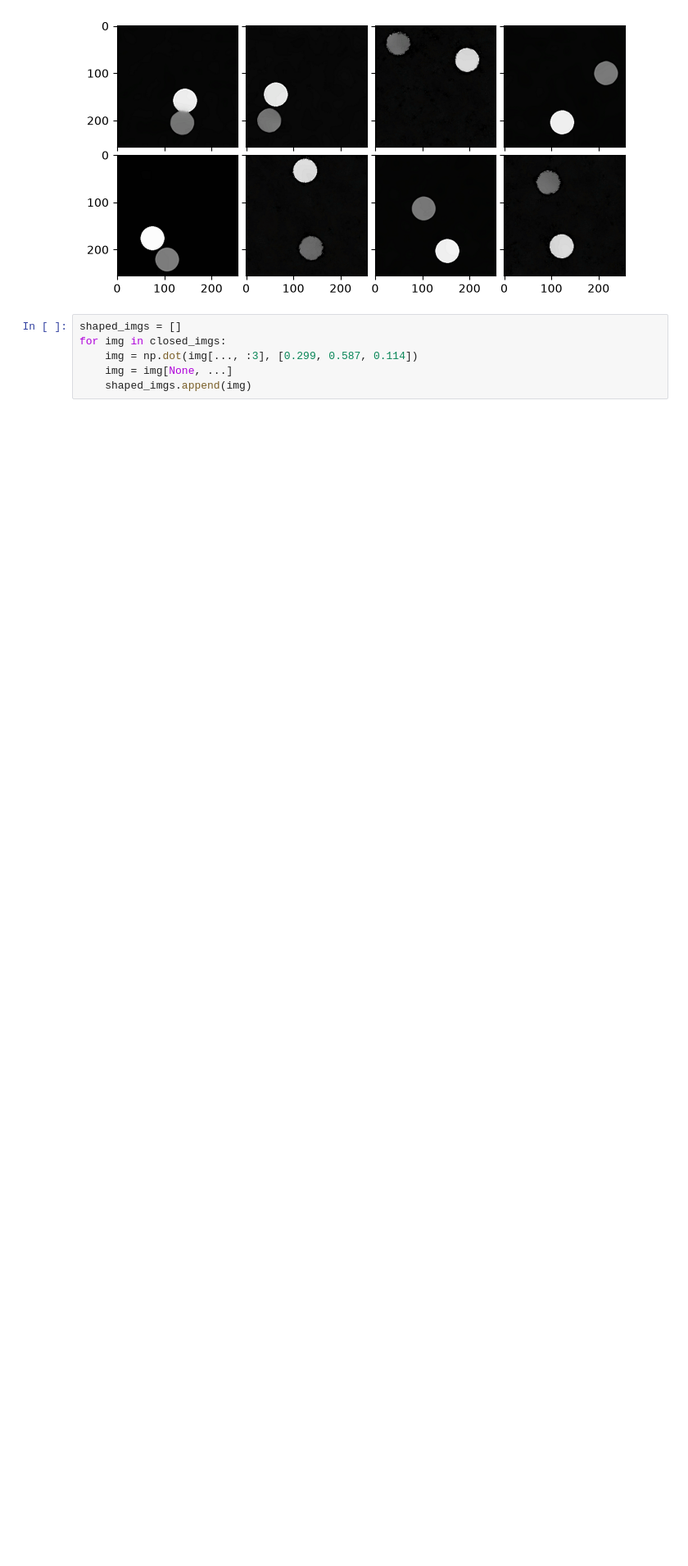
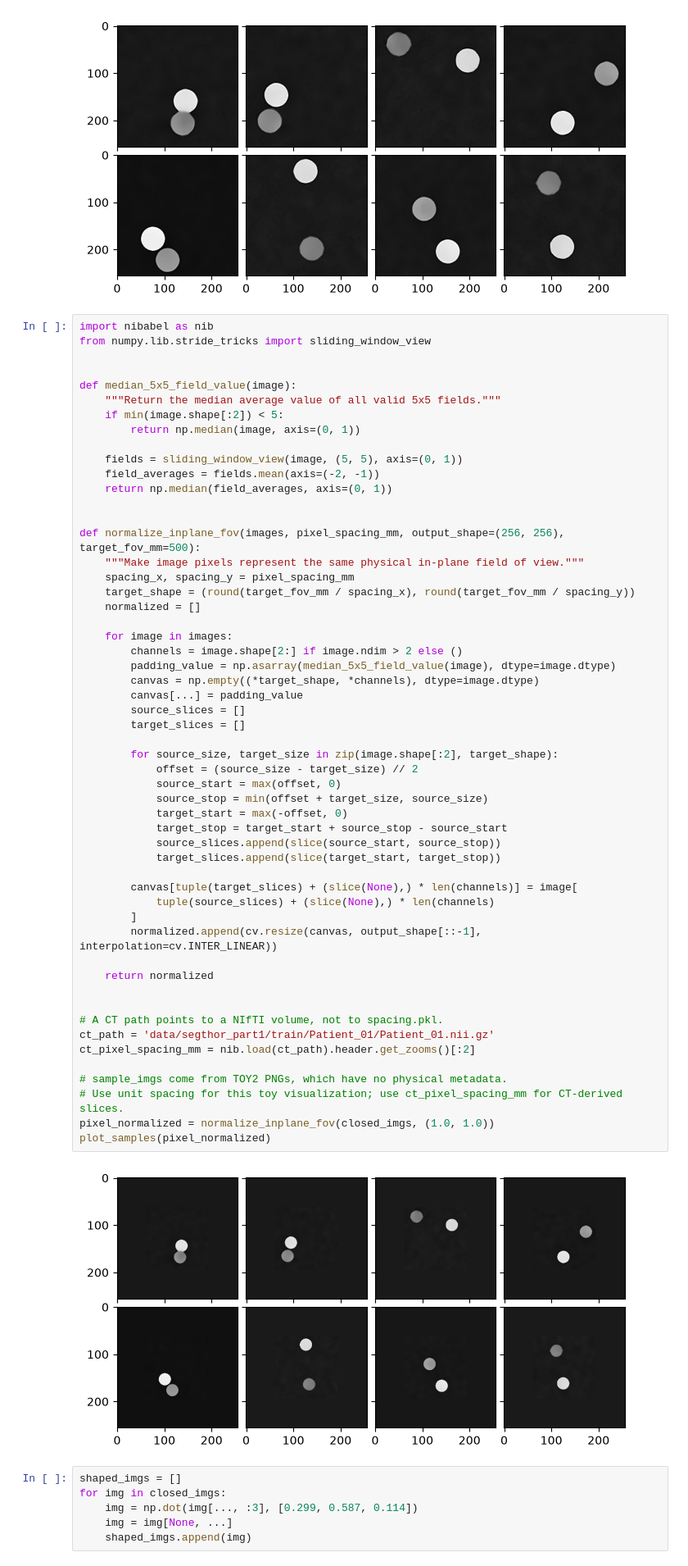
Before and after one commit to ecedenizcevik/ai4mi_project11, a Jupyter notebook: preprocessing.ipynb, the cells around one changed output. Shown at 82% size. Cells and saved outputs as stored; diff of their text form; blank space fills up the shorter version.

```diff
--- a/preprocessing.ipynb
+++ b/preprocessing.ipynb
@@ -71,6 +85,62 @@ closed_imgs = [cv.morphologyEx(img, cv.MORPH_CLOSE, kernel) for img in opened_im
 plot_samples(closed_imgs)
 # %% [output]
 [figure]
+# %%
+import nibabel as nib
+from numpy.lib.stride_tricks import sliding_window_view
+
+
+def median_5x5_field_value(image):
+    """Return the median average value of all valid 5x5 fields."""
+    if min(image.shape[:2]) < 5:
+        return np.median(image, axis=(0, 1))
+
+    fields = sliding_window_view(image, (5, 5), axis=(0, 1))
+    field_averages = fields.mean(axis=(-2, -1))
+    return np.median(field_averages, axis=(0, 1))
+
+
+def normalize_inplane_fov(images, pixel_spacing_mm, output_shape=(256, 256), target_fov_mm=500):
+    """Make image pixels represent the same physical in-plane field of view."""
+    spacing_x, spacing_y = pixel_spacing_mm
+    target_shape = (round(target_fov_mm / spacing_x), round(target_fov_mm / spacing_y))
+    normalized = []
+
+    for image in images:
+        channels = image.shape[2:] if image.ndim > 2 else ()
+        padding_value = np.asarray(median_5x5_field_value(image), dtype=image.dtype)
+        canvas = np.empty((*target_shape, *channels), dtype=image.dtype)
+        canvas[...] = padding_value
+        source_slices = []
+        target_slices = []
+
+        for source_size, target_size in zip(image.shape[:2], target_shape):
+            offset = (source_size - target_size) // 2
+            source_start = max(offset, 0)
+            source_stop = min(offset + target_size, source_size)
+            target_start = max(-offset, 0)
+            target_stop = target_start + source_stop - source_start
+            source_slices.append(slice(source_start, source_stop))
+            target_slices.append(slice(target_start, target_stop))
+
+        canvas[tuple(target_slices) + (slice(None),) * len(channels)] = image[
+            tuple(source_slices) + (slice(None),) * len(channels)
+        ]
+        normalized.append(cv.resize(canvas, output_shape[::-1], interpolation=cv.INTER_LINEAR))
+
+    return normalized
+
+
+# A CT path points to a NIfTI volume, not to spacing.pkl.
+ct_path = 'data/segthor_part1/train/Patient_01/Patient_01.nii.gz'
+ct_pixel_spacing_mm = nib.load(ct_path).header.get_zooms()[:2]
+
+# sample_imgs come from TOY2 PNGs, which have no physical metadata.
+# Use unit spacing for this toy visualization; use ct_pixel_spacing_mm for CT-derived slices.
+pixel_normalized = normalize_inplane_fov(closed_imgs, (1.0, 1.0))
+plot_samples(pixel_normalized)
+# %% [output]
+[figure, added]
 # %%
 shaped_imgs = []
 for img in closed_imgs:
```
Also changed, not shown: parts of 4 cells of this notebook.
